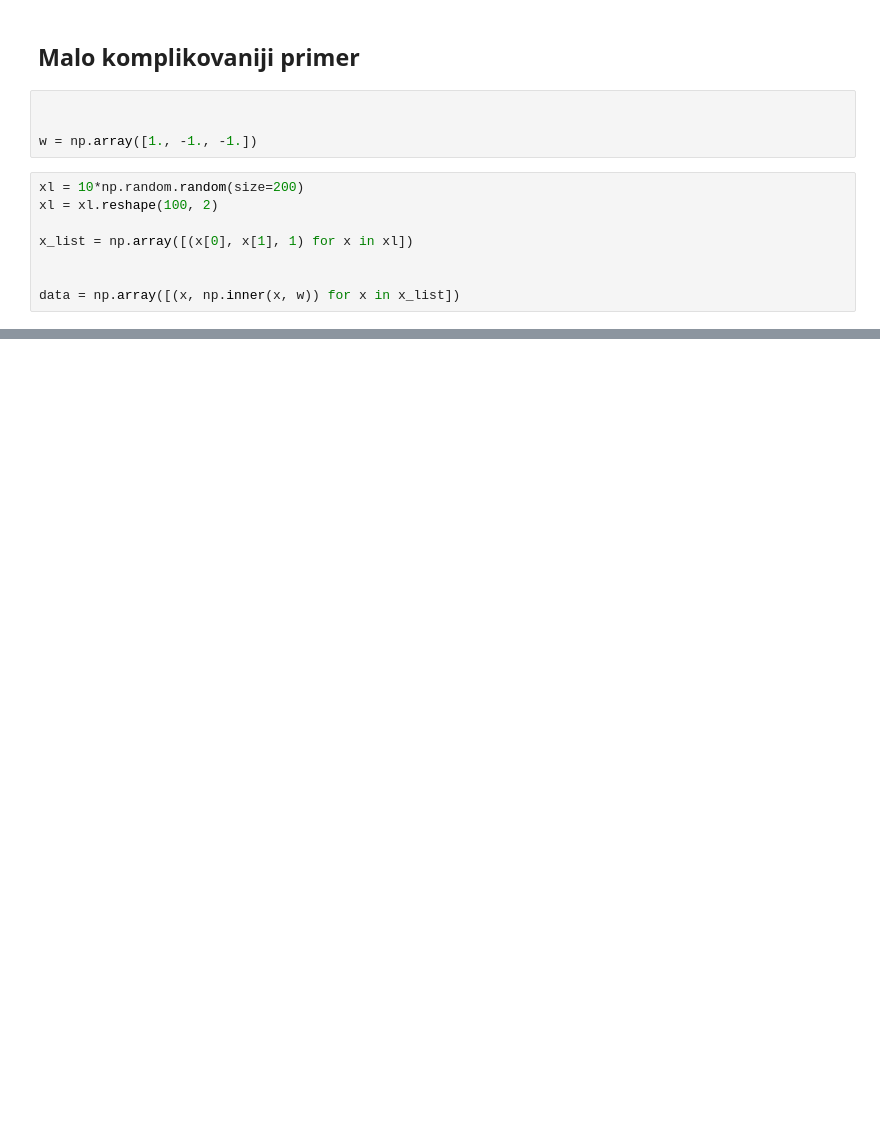
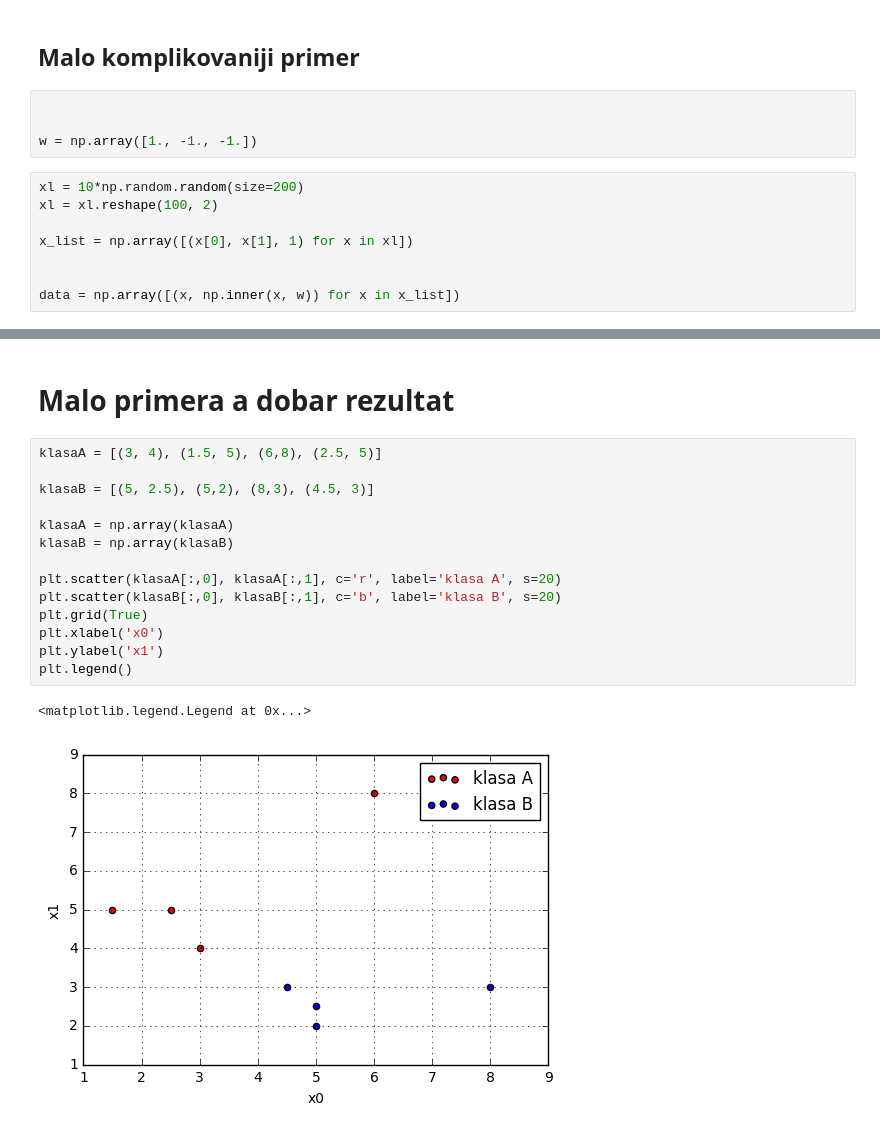
Before and after one commit to ftn-ai-lab/ori-2017-e2, a Jupyter notebook: teorija/02-masinsko ucenje/01-linearni klasifikator.ipynb, the cells around one changed output, grey strips where cells are left out. Saved outputs shown, nothing was run; the diff lists cells and outputs as text; blank space fills up the shorter version.

```diff
--- a/teorija/02-masinsko ucenje/01-linearni klasifikator.ipynb
+++ b/teorija/02-masinsko ucenje/01-linearni klasifikator.ipynb
@@ -185,0 +191,19 @@ plt.legend()
+# %% [markdown]
+# Malo primera a dobar rezultat
+# %%
+klasaA = [(3, 4), (1.5, 5), (6,8), (2.5, 5)]
+
+klasaB = [(5, 2.5), (5,2), (8,3), (4.5, 3)]
+
+klasaA = np.array(klasaA)
+klasaB = np.array(klasaB)
+
+plt.scatter(klasaA[:,0], klasaA[:,1], c='r', label='klasa A', s=20)
+plt.scatter(klasaB[:,0], klasaB[:,1], c='b', label='klasa B', s=20)
+plt.grid(True)
+plt.xlabel('x0')
+plt.ylabel('x1')
+plt.legend()
+# %% [output]
+<matplotlib.legend.Legend at 0x...>
+[figure, added]
```
Also changed, not shown: parts of 17 cells of this notebook, 1 other file.
